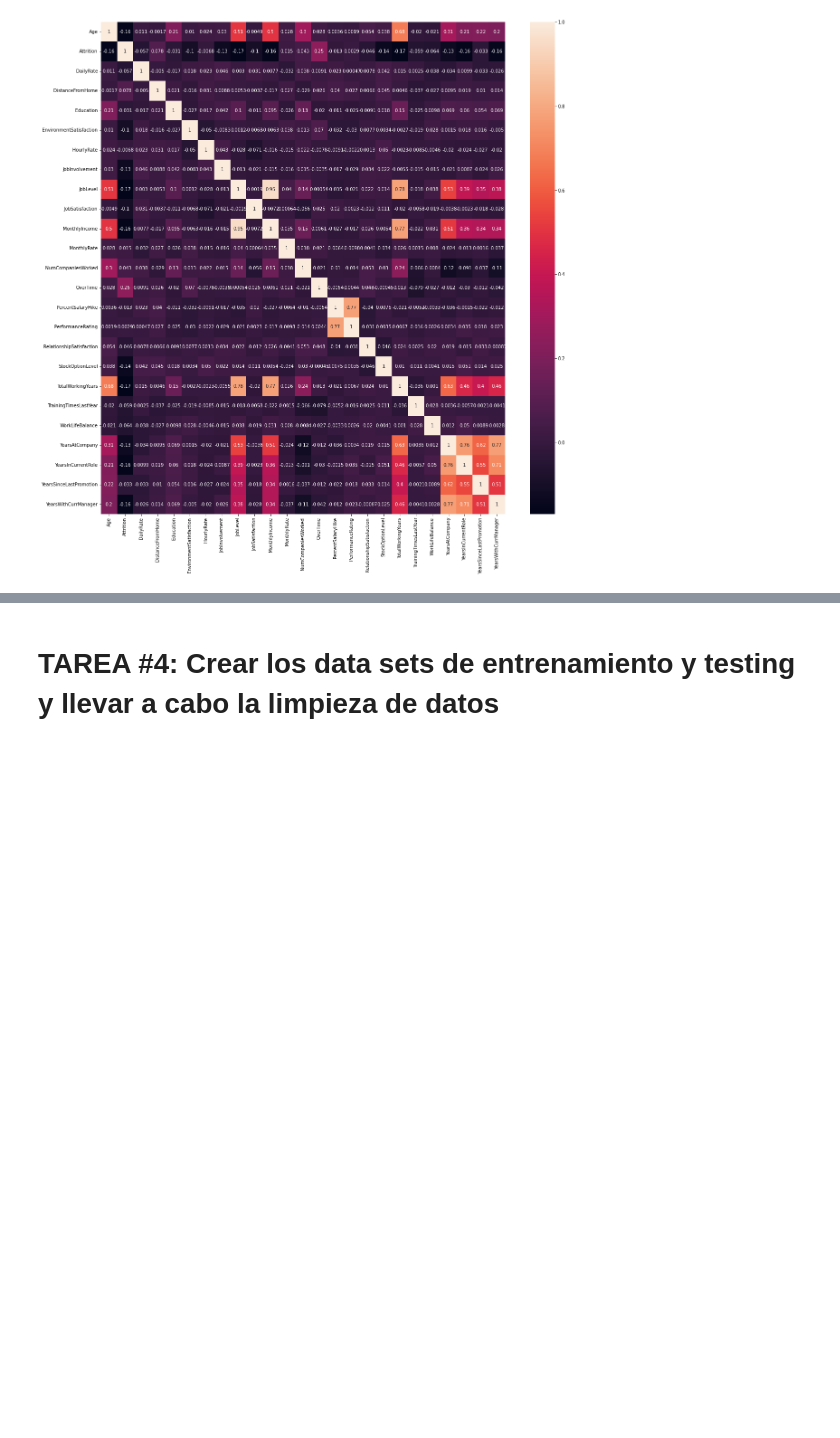
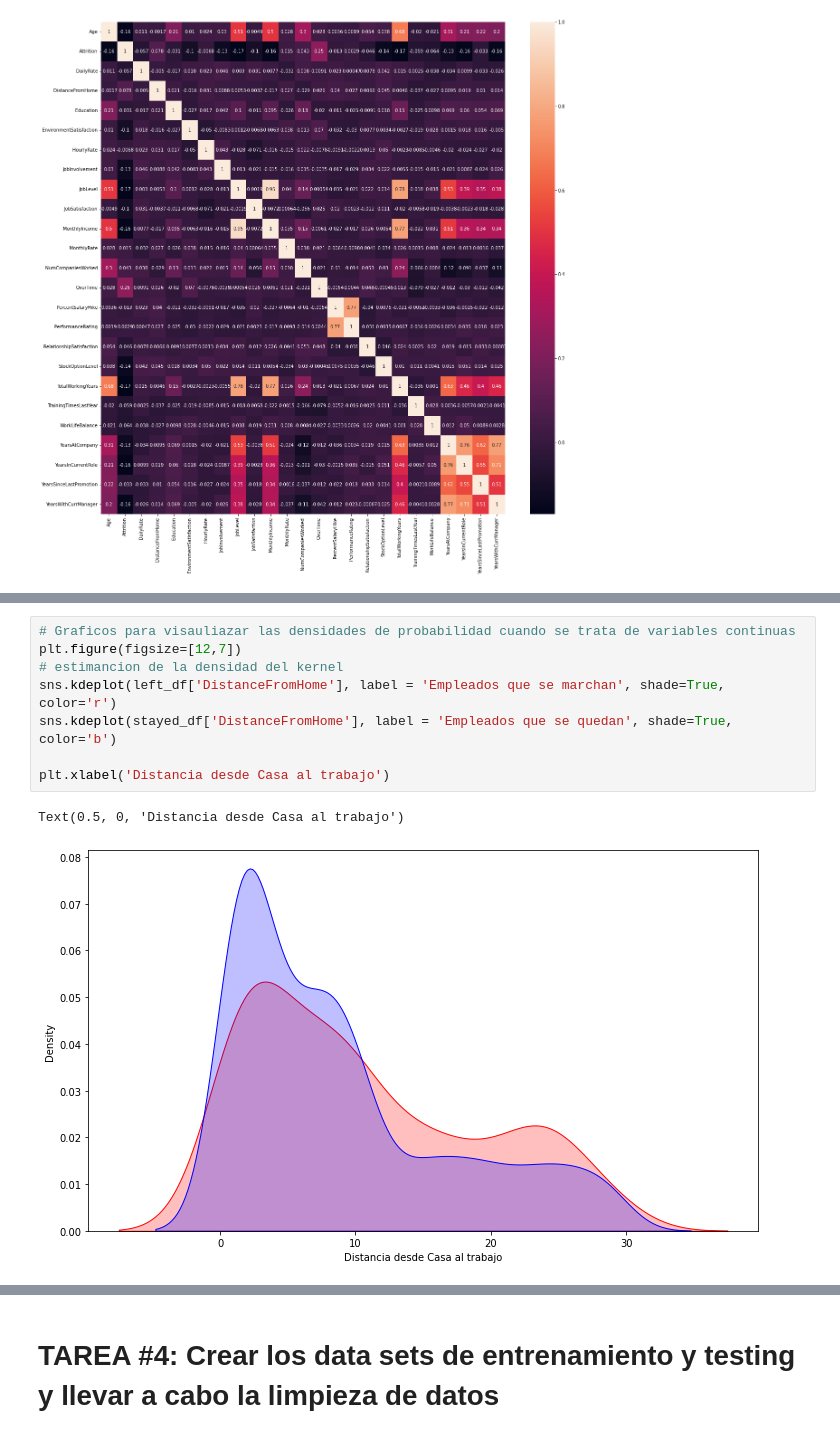
Before and after one commit to DianaOrihuela/Departamento_RH, a Jupyter notebook: Proyecto_RH.ipynb, the cells around one changed output, grey strips where cells are left out. Cells and saved outputs as stored; diff of their text form; blank space fills up the shorter version.

```diff
--- a/Proyecto_RH.ipynb
+++ b/Proyecto_RH.ipynb
@@ -224,0 +249,11 @@ sns.heatmap(correlations, annot = True)
+# %%
+# Graficos para visauliazar las densidades de probabilidad cuando se trata de variables continuas
+plt.figure(figsize=[12,7])
+# estimancion de la densidad del kernel
+sns.kdeplot(left_df['DistanceFromHome'], label = 'Empleados que se marchan', shade=True, color='r')
+sns.kdeplot(stayed_df['DistanceFromHome'], label = 'Empleados que se quedan', shade=True, color='b')
+
+plt.xlabel('Distancia desde Casa al trabajo')
+# %% [output]
+Text(0.5, 0, 'Distancia desde Casa al trabajo')
+[figure, added]
```
Also changed, not shown: parts of 22 cells of this notebook.
